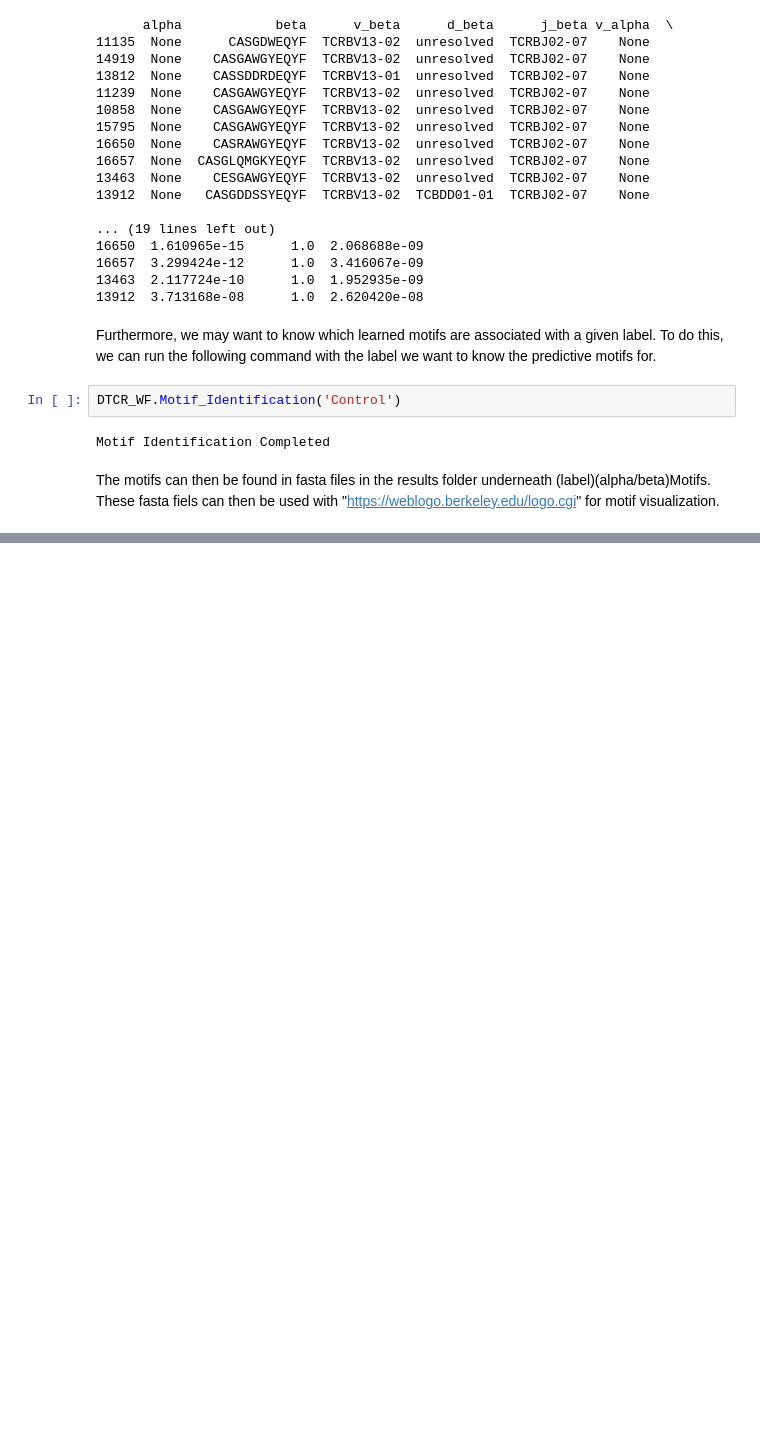
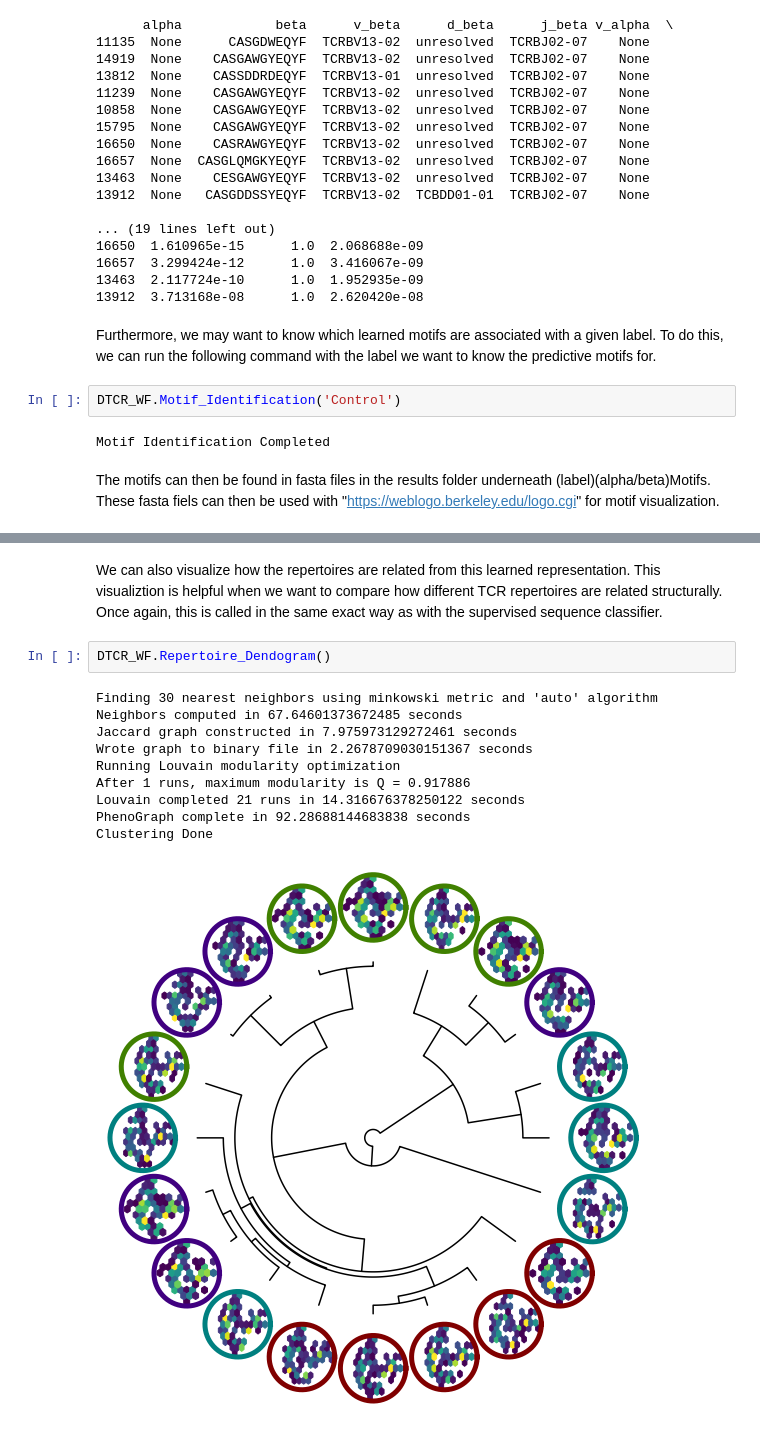
Before and after one commit to sidhomj/DeepTCR, a Jupyter notebook: tutorials/supervised/2 - Supervised Repertoire Classification.ipynb, the cells around one changed output, grey strips where cells are left out. Cells and saved outputs as stored; diff of their text form; blank space fills up the shorter version.

```diff
--- a/tutorials/supervised/2 - Supervised Repertoire Classification.ipynb
+++ b/tutorials/supervised/2 - Supervised Repertoire Classification.ipynb
@@ -90,0 +99,15 @@ The motifs can then be found in fasta files in the results folder underneath (la
+# %% [markdown]
+We can also visualize how the repertoires are related from this learned representation. This visualiztion is helpful when we want to compare how different TCR repertoires are related structurally. Once again, this is called in the same exact way as with the supervised sequence classifier.
+# %%
+DTCR_WF.Repertoire_Dendogram()
+# %% [output]
+Finding 30 nearest neighbors using minkowski metric and 'auto' algorithm
+Neighbors computed in 67.64601373672485 seconds
+Jaccard graph constructed in 7.975973129272461 seconds
+Wrote graph to binary file in 2.2678709030151367 seconds
+Running Louvain modularity optimization
+After 1 runs, maximum modularity is Q = 0.917886
+Louvain completed 21 runs in 14.316676378250122 seconds
+PhenoGraph complete in 92.28688144683838 seconds
+Clustering Done
+[figure, added]
```
Also changed, not shown: parts of 4 cells of this notebook, 1 other file.
